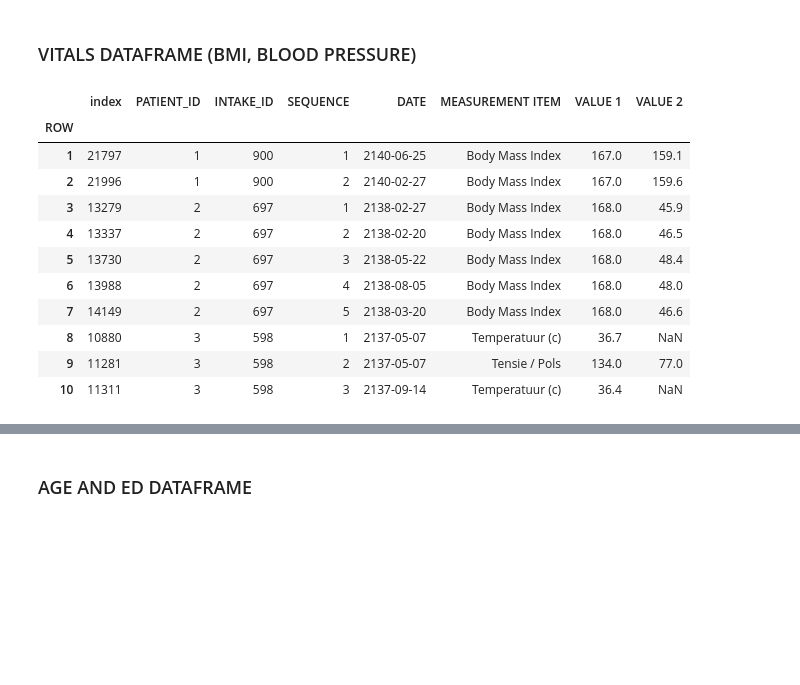
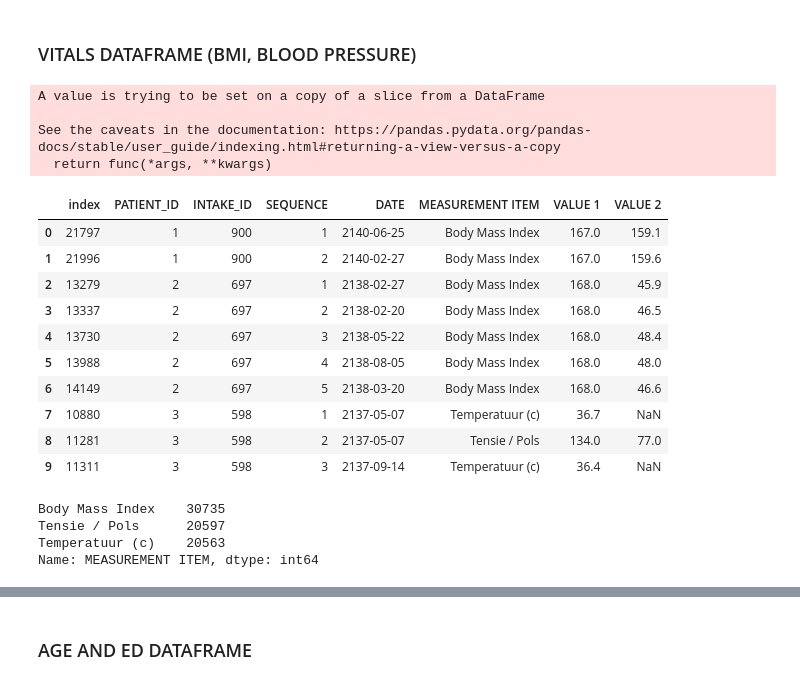
Before and after one commit to puckkwaspen/BEP_RFS, a Jupyter notebook: EDA.ipynb, the cells around one changed output, grey strips where cells are left out. Cells and saved outputs as stored; diff of their text form; code cells hidden in the pictures; blank space fills up the shorter version.

```diff
--- a/EDA.ipynb
+++ b/EDA.ipynb
@@ -135,39 +140,52 @@ pivoted_df.head(100)
 # %%
 # Step 1: convert to datetime
 df_vitals['p_DT_METING'] = pd.to_datetime(df_vitals['p_DT_METING'])
 
 # Step 2: Extract the date and time separately
 df_vitals['DATE'] = df_vitals['p_DT_METING'].dt.date
 df_vitals['TIME'] = df_vitals['p_DT_METING'].dt.time
 
 # Drop the unnecessary columns
 df_drop = df_vitals.drop(['Split', 'p_DT_METING', 'TIME'], axis=1)
 
 # Reorder columns
 df_reordered = df_drop.iloc[:, [0, 1, 2, 6, 3, 4, 5]]
 
 df_reordered.rename(columns={'pid': 'PATIENT_ID', 'intid': 'INTAKE_ID','O_METING': 'MEASUREMENT ITEM', 'WAARDE1': 'VALUE 1', 'WAARDE2': 'VALUE 2', 'seq_num-vitals': 'SEQUENCE'}, inplace=True)
 
-df_reordered.sort_values(by = ['PATIENT_ID', 'INTAKE_ID', 'SEQUENCE', 'DATE'], inplace=True)
-df_reordered.head(20)
+df_filtered = df_reordered[df_reordered['MEASUREMENT ITEM'].isin(['Body Mass Index', 'Tensie / Pols', 'Temperatuur (c)'])]
 
-df_vitals = df_reordered.reset_index()
+df_filtered.sort_values(by = ['PATIENT_ID', 'INTAKE_ID', 'SEQUENCE', 'DATE'], inplace=True)
+df_filtered.head(20)
 
+vitals_df = df_filtered.reset_index()
+
+# vitals_df.columns
 # Set a new index as the row number
-df_vitals['ROW'] = range(1, len(df_vitals) + 1)
-df_vitals.set_index('ROW', inplace=True)
+# vitals_df.drop('index')
+# vitals_df.set_index('ROW', inplace=True)
 
-df_vitals.head(10)
+vitals_df.head(10)
 # %% [output]
+A value is trying to be set on a copy of a slice from a DataFrame
+
+See the caveats in the documentation: https://pandas.pydata.org/pandas-docs/stable/user_guide/indexing.html#returning-a-view-versus-a-copy
+  return func(*args, **kwargs)
 |  | index | PATIENT_ID | INTAKE_ID | SEQUENCE | DATE | MEASUREMENT ITEM | VALUE 1 | VALUE 2 |
-| ROW |  |  |  |  |  |  |  |  |
-| 1 | 21797 | 1 | 900 | 1 | 2140-06-25 | Body Mass Index | 167.0 | 159.1 |
-| 2 | 21996 | 1 | 900 | 2 | 2140-02-27 | Body Mass Index | 167.0 | 159.6 |
-| 3 | 13279 | 2 | 697 | 1 | 2138-02-27 | Body Mass Index | 168.0 | 45.9 |
-| 4 | 13337 | 2 | 697 | 2 | 2138-02-20 | Body Mass Index | 168.0 | 46.5 |
-| 5 | 13730 | 2 | 697 | 3 | 2138-05-22 | Body Mass Index | 168.0 | 48.4 |
-| 6 | 13988 | 2 | 697 | 4 | 2138-08-05 | Body Mass Index | 168.0 | 48.0 |
-| 7 | 14149 | 2 | 697 | 5 | 2138-03-20 | Body Mass Index | 168.0 | 46.6 |
-| 8 | 10880 | 3 | 598 | 1 | 2137-05-07 | Temperatuur (c) | 36.7 | NaN |
-| 9 | 11281 | 3 | 598 | 2 | 2137-05-07 | Tensie / Pols | 134.0 | 77.0 |
-| 10 | 11311 | 3 | 598 | 3 | 2137-09-14 | Temperatuur (c) | 36.4 | NaN |
+| 0 | 21797 | 1 | 900 | 1 | 2140-06-25 | Body Mass Index | 167.0 | 159.1 |
+| 1 | 21996 | 1 | 900 | 2 | 2140-02-27 | Body Mass Index | 167.0 | 159.6 |
+| 2 | 13279 | 2 | 697 | 1 | 2138-02-27 | Body Mass Index | 168.0 | 45.9 |
+| 3 | 13337 | 2 | 697 | 2 | 2138-02-20 | Body Mass Index | 168.0 | 46.5 |
+| 4 | 13730 | 2 | 697 | 3 | 2138-05-22 | Body Mass Index | 168.0 | 48.4 |
+| 5 | 13988 | 2 | 697 | 4 | 2138-08-05 | Body Mass Index | 168.0 | 48.0 |
+| 6 | 14149 | 2 | 697 | 5 | 2138-03-20 | Body Mass Index | 168.0 | 46.6 |
+| 7 | 10880 | 3 | 598 | 1 | 2137-05-07 | Temperatuur (c) | 36.7 | NaN |
+| 8 | 11281 | 3 | 598 | 2 | 2137-05-07 | Tensie / Pols | 134.0 | 77.0 |
+| 9 | 11311 | 3 | 598 | 3 | 2137-09-14 | Temperatuur (c) | 36.4 | NaN |
+# %%
+vitals_df['MEASUREMENT ITEM'].value_counts()
+# %% [output]
+Body Mass Index    30735
+Tensie / Pols      20597
+Temperatuur (c)    20563
+Name: MEASUREMENT ITEM, dtype: int64
```
Also changed, not shown: parts of 11 cells of this notebook.
